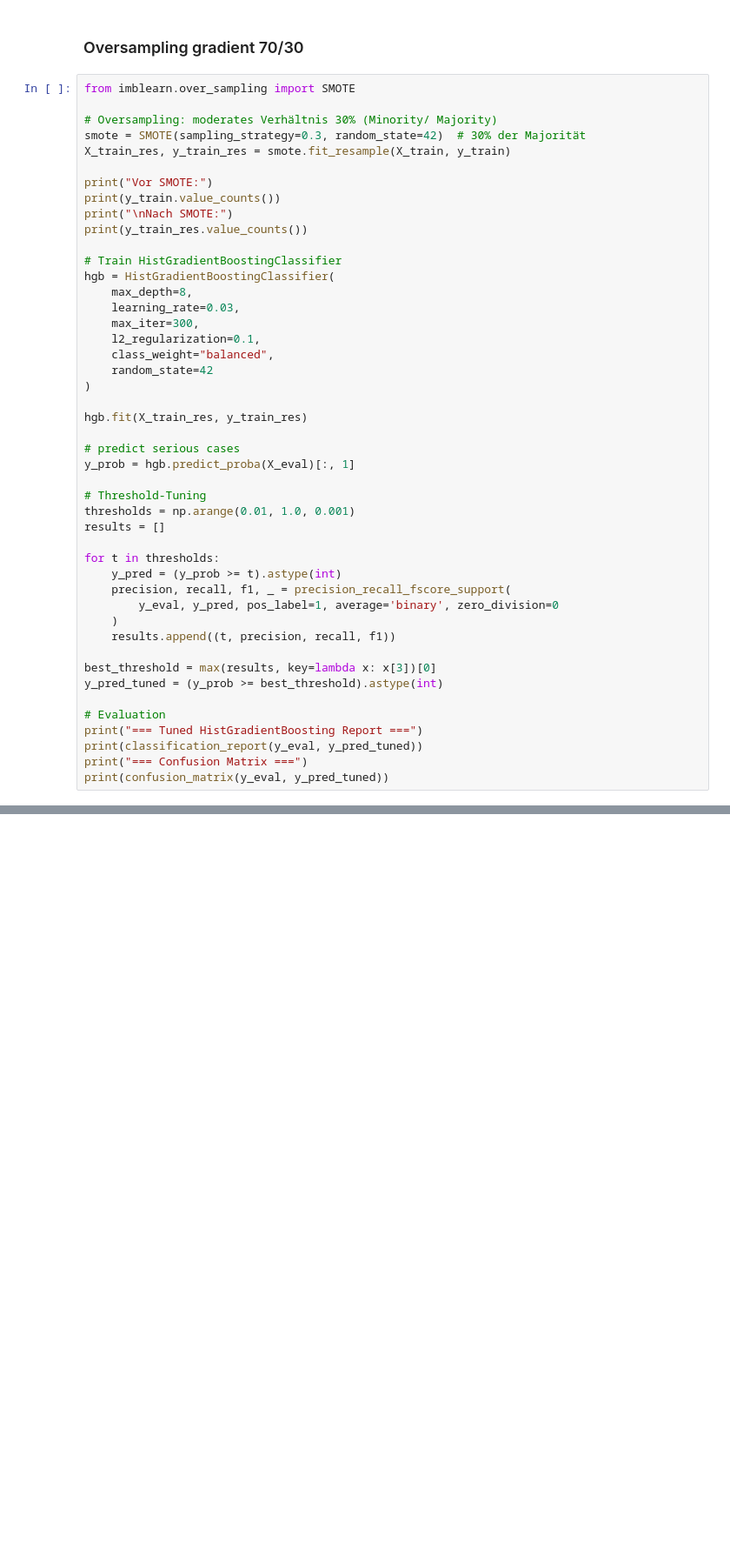
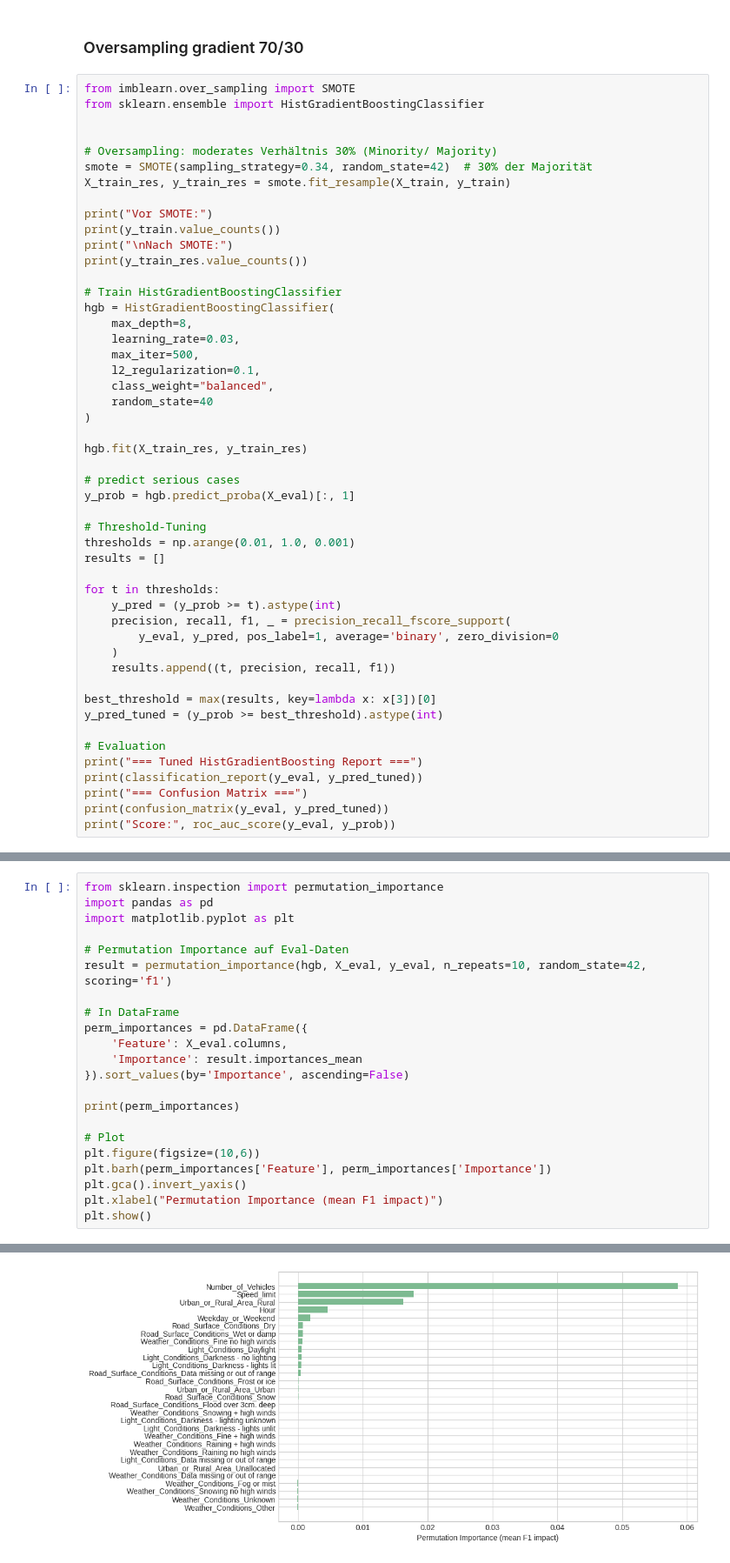
Before and after one commit to mel1006/data-science-2025-tartu, a Jupyter notebook: data_science_project.ipynb, the cells around one changed output, grey strips where cells are left out. Shown at 87% size. Drawn from its saved outputs; the diff is of its cells as text; blank space fills up the shorter version.

```diff
--- a/data_science_project.ipynb
+++ b/data_science_project.ipynb
@@ -841,9 +816,11 @@ weighted avg       0.78      0.62      0.67    125541
 ### Oversampling gradient 70/30
 # %%
 from imblearn.over_sampling import SMOTE
+from sklearn.ensemble import HistGradientBoostingClassifier
+
 
 # Oversampling: moderates Verhältnis 30% (Minority/ Majority)
-smote = SMOTE(sampling_strategy=0.3, random_state=42)  # 30% der Majorität
+smote = SMOTE(sampling_strategy=0.34, random_state=42)  # 30% der Majorität
 X_train_res, y_train_res = smote.fit_resample(X_train, y_train)
 
 print("Vor SMOTE:")
@@ -855,10 +832,10 @@ print(y_train_res.value_counts())
 hgb = HistGradientBoostingClassifier(
     max_depth=8,
     learning_rate=0.03,
-    max_iter=300,
+    max_iter=500,
     l2_regularization=0.1,
     class_weight="balanced",
-    random_state=42
+    random_state=40
 )
 
 hgb.fit(X_train_res, y_train_res)
@@ -885,6 +862,7 @@ print("=== Tuned HistGradientBoosting Report ===")
 print(classification_report(y_eval, y_pred_tuned))
 print("=== Confusion Matrix ===")
 print(confusion_matrix(y_eval, y_pred_tuned))
+print("Score:", roc_auc_score(y_eval, y_prob))
 # %% [output]
 Vor SMOTE:
 Accident_Severity
@@ -905,0 +974,23 @@ Name: count, dtype: int64
+# %%
+from sklearn.inspection import permutation_importance
+import pandas as pd
+import matplotlib.pyplot as plt
+
+# Permutation Importance auf Eval-Daten
+result = permutation_importance(hgb, X_eval, y_eval, n_repeats=10, random_state=42, scoring='f1')
+
+# In DataFrame
+perm_importances = pd.DataFrame({
+    'Feature': X_eval.columns,
+    'Importance': result.importances_mean
+}).sort_values(by='Importance', ascending=False)
+
+print(perm_importances)
+
+# Plot
+plt.figure(figsize=(10,6))
+plt.barh(perm_importances['Feature'], perm_importances['Importance'])
+plt.gca().invert_yaxis()
+plt.xlabel("Permutation Importance (mean F1 impact)")
+plt.show()
+# %% [output]
@@ -905,0 +1014 @@ Name: count, dtype: int64
+[figure, added]
```
Also changed, not shown: parts of 24 cells of this notebook.
